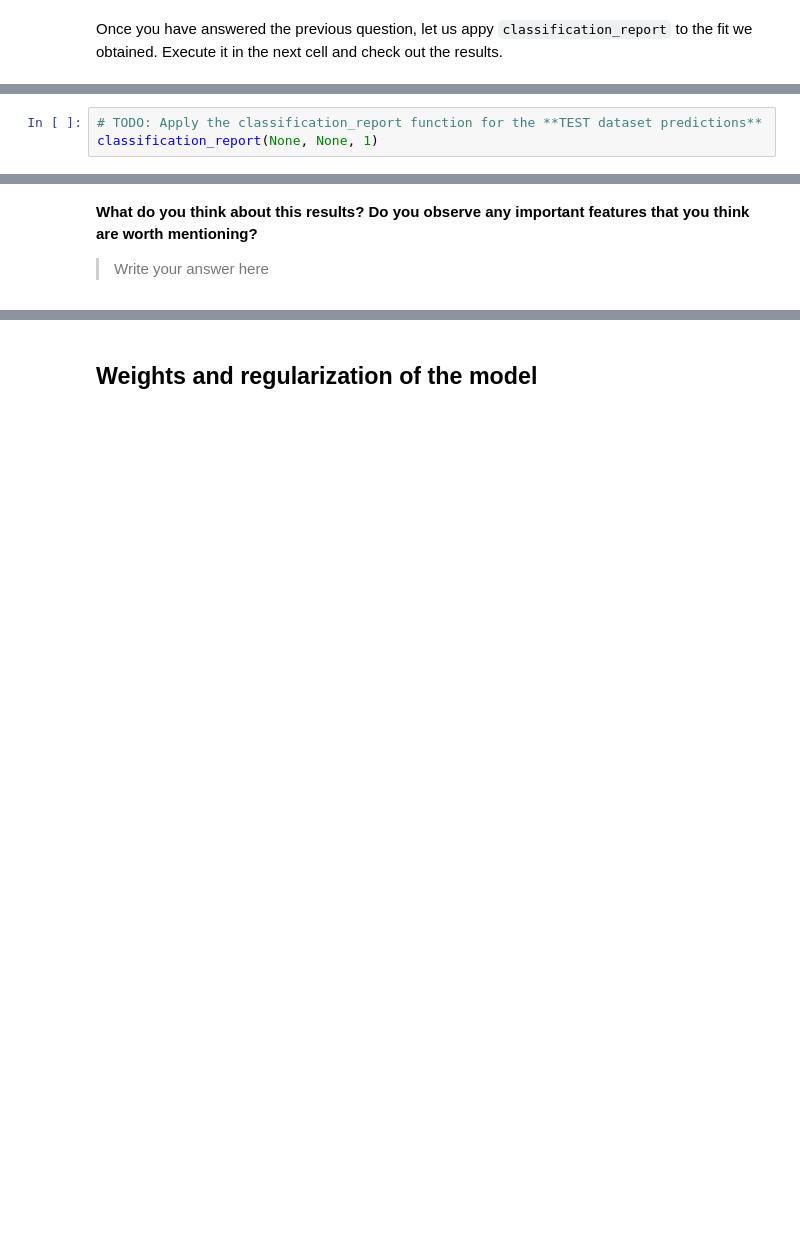
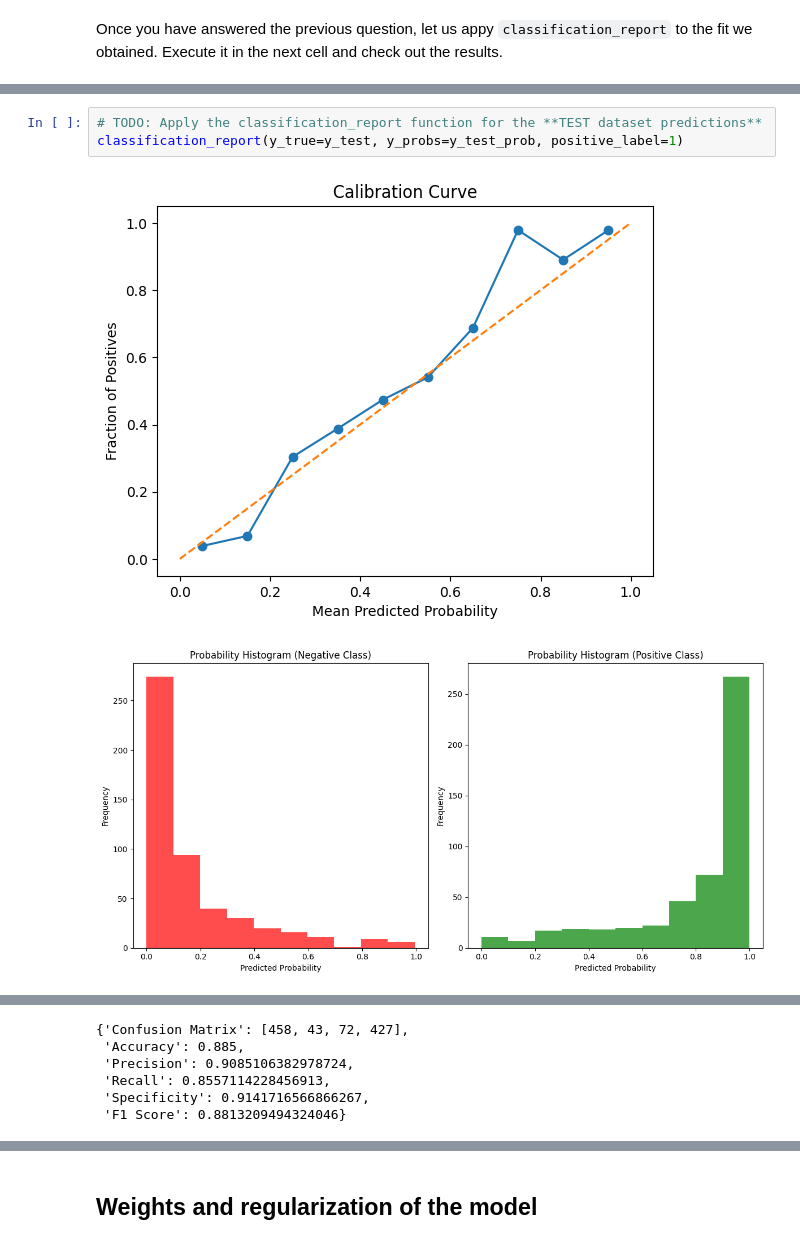
Before and after one commit to ICAI-IMAT-ML/p2-5-202304626, a Jupyter notebook: notebook/Lab2_5_LogisticRegression_and_regularization.ipynb, the cells around one changed output, grey strips where cells are left out. Cells and saved outputs as stored; diff of their text form; blank space fills up the shorter version.

```diff
--- a/notebook/Lab2_5_LogisticRegression_and_regularization.ipynb
+++ b/notebook/Lab2_5_LogisticRegression_and_regularization.ipynb
@@ -165,3 +226,6 @@ classification_report(None, None, 1)
 # %%
 # TODO: Apply the classification_report function for the **TEST dataset predictions**
-classification_report(None, None, 1)
+classification_report(y_true=y_test, y_probs=y_test_prob, positive_label=1)
+# %% [output]
+[figure, added]
+[figure, added]
@@ -168,4 +233,6 @@ classification_report(None, None, 1)
+{'Confusion Matrix': [458, 43, 72, 427],
+ 'Accuracy': 0.885,
+ 'Precision': 0.9085106382978724,
+ 'Recall': 0.8557114228456913,
+ 'Specificity': 0.9141716566866267,
+ 'F1 Score': 0.8813209494324046}
-# %% [markdown]
-**What do you think about this results? Do you observe any important features that you think are worth mentioning?**
-
-> Write your answer here
```
Also changed, not shown: parts of 17 cells of this notebook, 1 other file.
